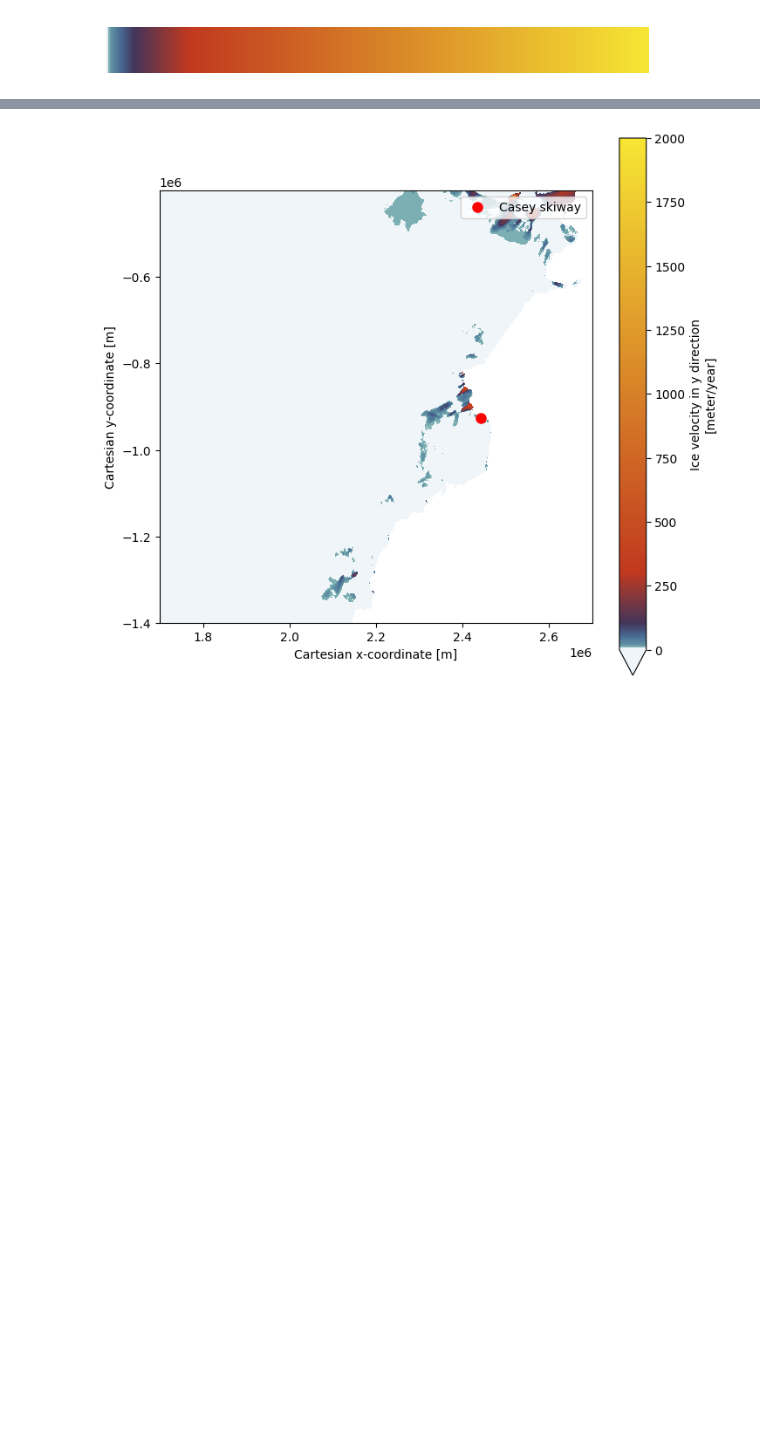
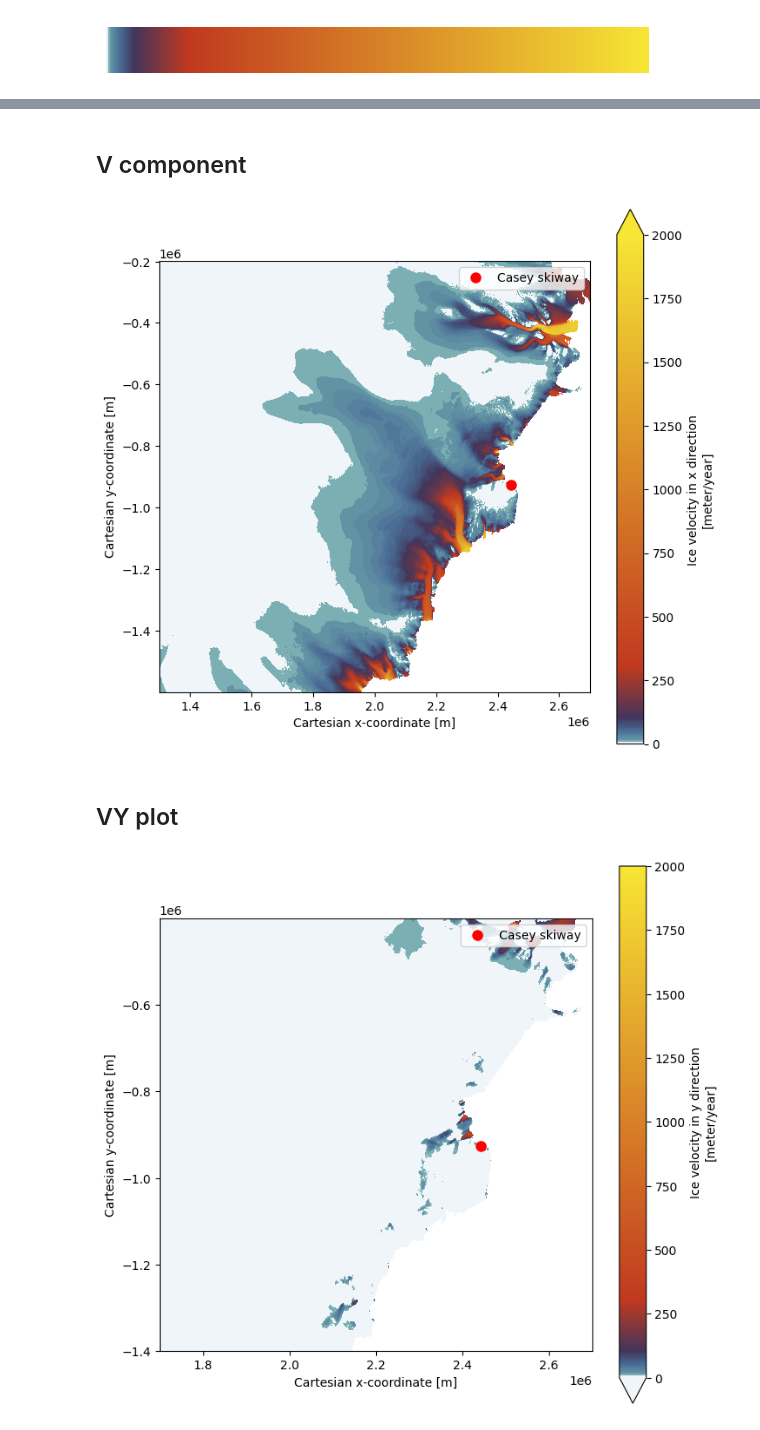
Before and after one commit to kimbente/BO4AIS, a Jupyter notebook: preprocess_velocity.ipynb, the cells around one changed output, grey strips where cells are left out. Drawn from its saved outputs; the diff is of its cells as text; code cells hidden in the pictures; blank space fills up the shorter version.

```diff
--- a/preprocess_velocity.ipynb
+++ b/preprocess_velocity.ipynb
@@ -65,3 +284,21 @@ plt.show()
+# %% [markdown]
+## V component
+# %%
+fig, ax = plt.subplots(figsize = (8, 8))
+
+# Plot using pcolormesh
+ice_vel_casey.V.plot.pcolormesh(ax = ax, cmap = icevel_cmap, vmin = 0, vmax = 2000)
+
+# Add a marker/dot for the skiway
+ax.plot(skiway_x, skiway_y, "ro", markersize = 8, label = "Casey skiway")
+
+ax.set_aspect("equal")
+ax.legend()
+plt.show()
+# %% [output]
+[figure, added]
+# %% [markdown]
+## VY plot
 # %%
 fig, ax = plt.subplots(figsize = (8, 8))
 
```
Also changed, not shown: parts of 22 cells of this notebook, 8 other files.
